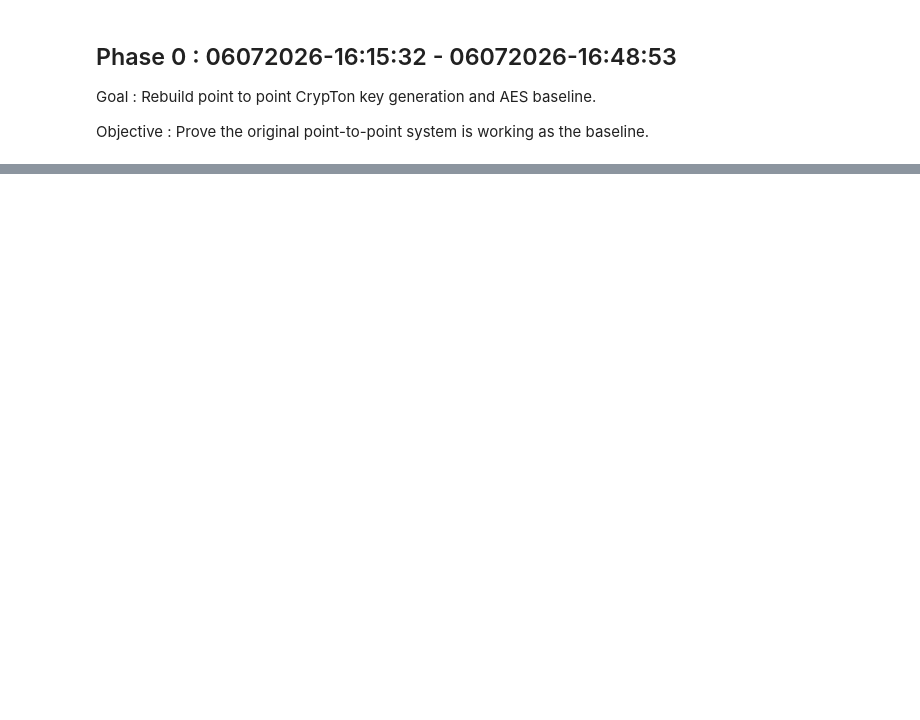
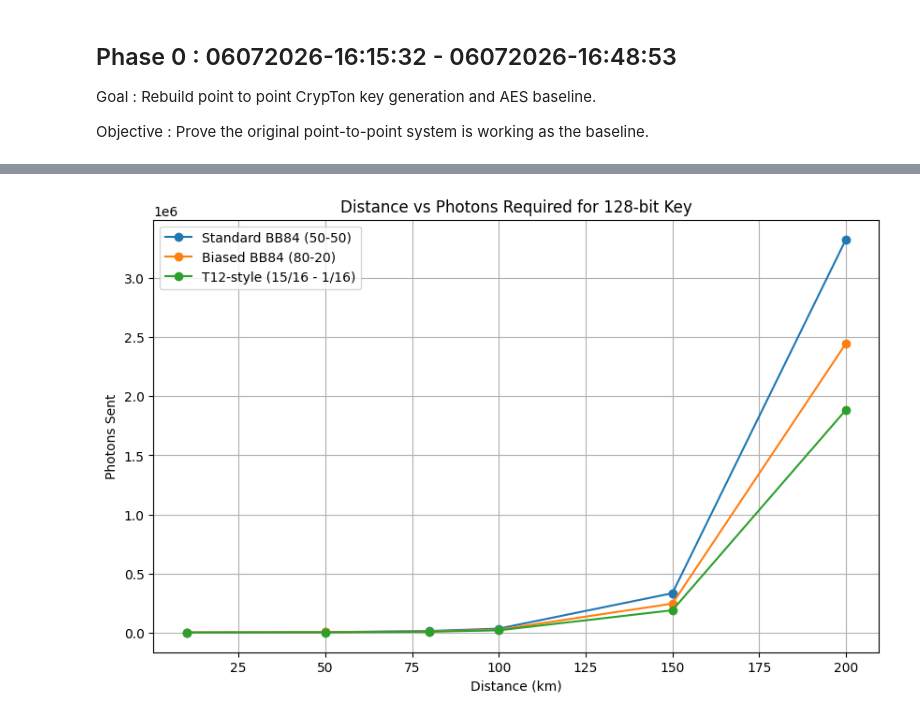
Before and after one commit to Vishesh-Goyal7/NARAD-QC, a Jupyter notebook: NARAD_QC.ipynb, the cells around one changed output, grey strips where cells are left out. Drawn from its saved outputs; the diff is of its cells as text; code cells hidden in the pictures; blank space fills up the shorter version.

```diff
--- a/NARAD_QC.ipynb
+++ b/NARAD_QC.ipynb
@@ -327,0 +1064,23 @@ Failed to generate enough accepted BB84 key bits.
+# %%
+# @title Plot: Distance vs Photons Sent
+
+plt.figure(figsize=(10, 6))
+
+for protocol_name in protocols.keys():
+    subset = df_distance_sweep[df_distance_sweep["Protocol"] == protocol_name]
+    plt.plot(
+        subset["Distance (km)"],
+        subset["Photons Sent"],
+        marker="o",
+        label=protocol_name
+    )
+
+plt.xlabel("Distance (km)")
+plt.ylabel("Photons Sent")
+plt.title("Distance vs Photons Required for 128-bit Key")
+plt.legend()
+plt.grid(True)
+plt.savefig("Phase 1 Distance vs Photons Required for 128-bit Key", dpi=300, bbox_inches="tight")
+plt.show()
+# %% [output]
+[figure, added]
```
Also changed, not shown: parts of 27 cells of this notebook.
